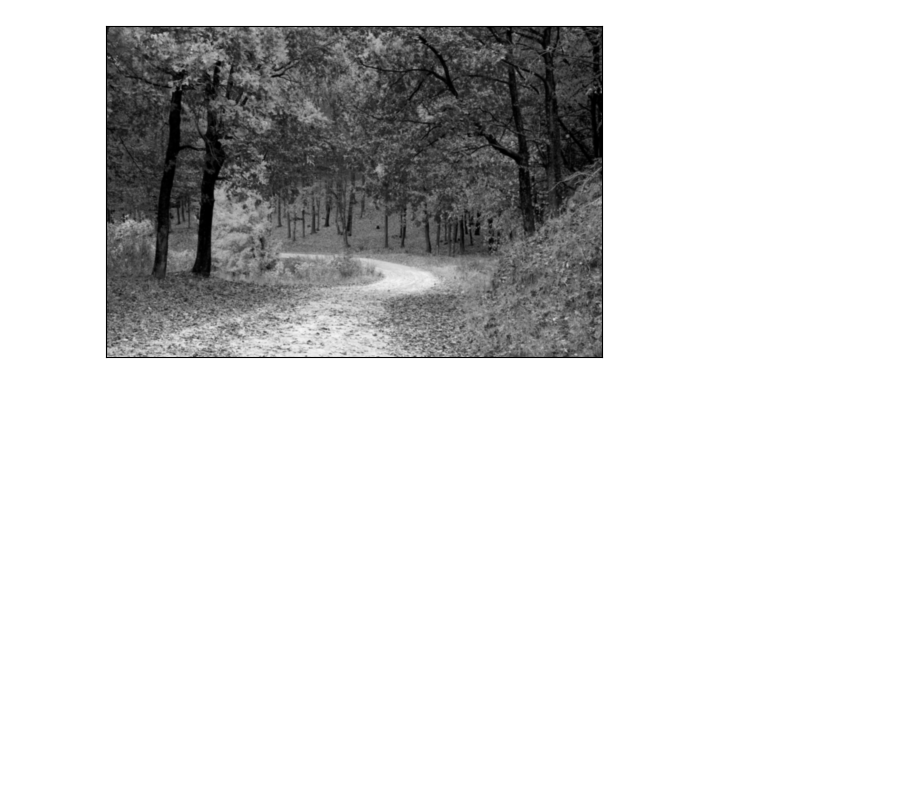
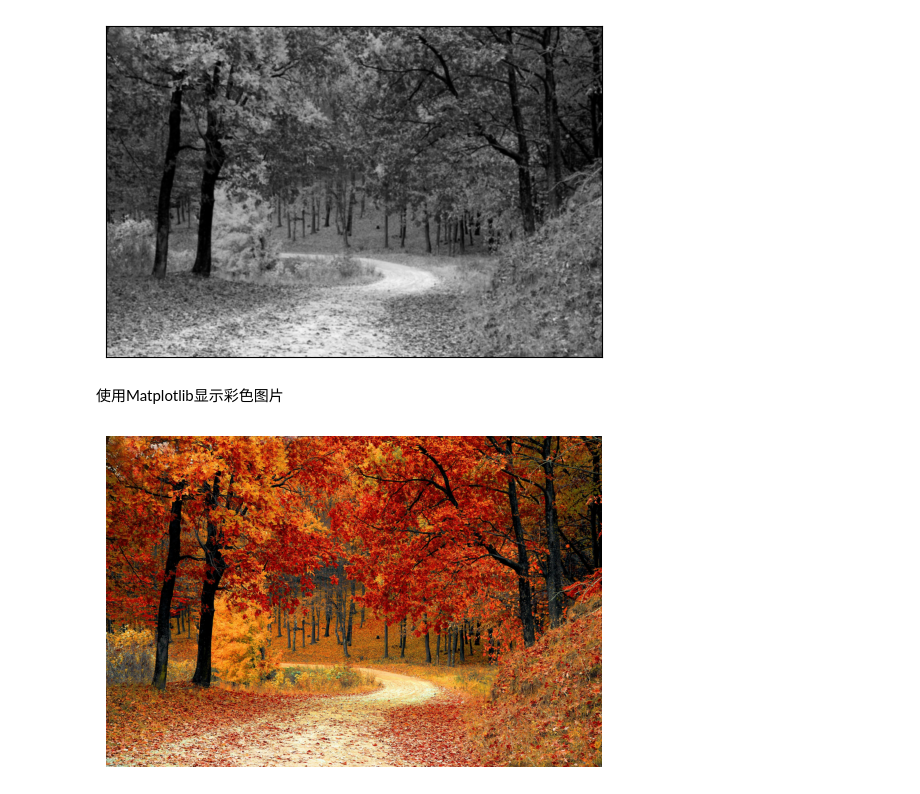
Before and after one commit to xuqinkun/Notebooks, a Jupyter notebook: cv_learn/chapter02-图像入门.ipynb, the cells around one changed output. Drawn from its saved outputs; the diff is of its cells as text; code cells hidden in the pictures; blank space fills up the shorter version.

```diff
--- a/cv_learn/chapter02-图像入门.ipynb
+++ b/cv_learn/chapter02-图像入门.ipynb
@@ -41,3 +41,21 @@ plt.xticks([]), plt.yticks([])  # 隐藏 x 轴和 y 轴上的刻度值
 plt.show()
 # %% [output]
 [figure]
+# %% [markdown]
+使用Matplotlib显示彩色图片
+# %%
+import cv2
+import matplotlib.pyplot as plt
+
+# 读取 BGR 图像
+img_bgr = cv2.imread(img_src)
+
+# 方法1：用 OpenCV 转换 BGR → RGB
+img_rgb = cv2.cvtColor(img_bgr, cv2.COLOR_BGR2RGB)
+
+# 显示正确的颜色
+plt.imshow(img_rgb)
+plt.axis('off')
+plt.show()
+# %% [output]
+[figure, added]
```
